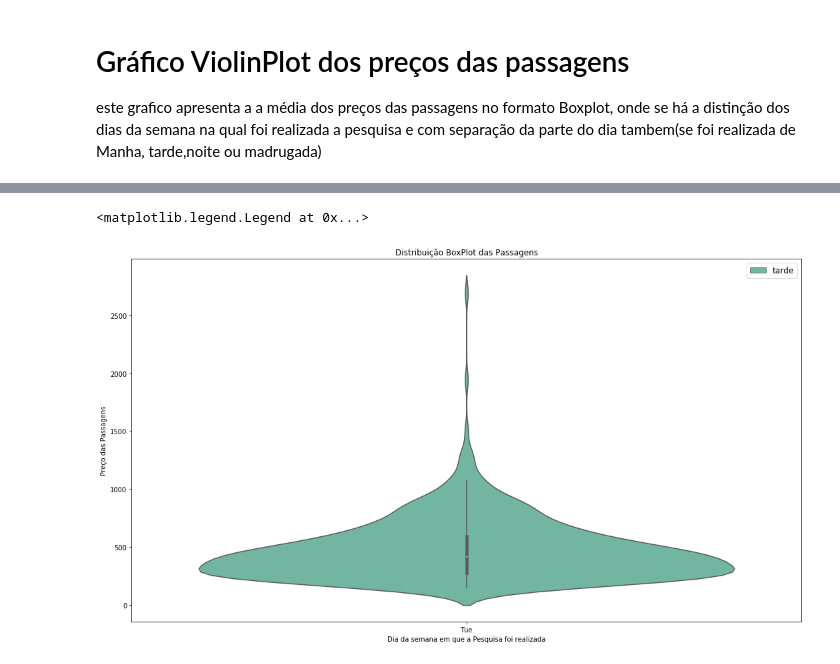
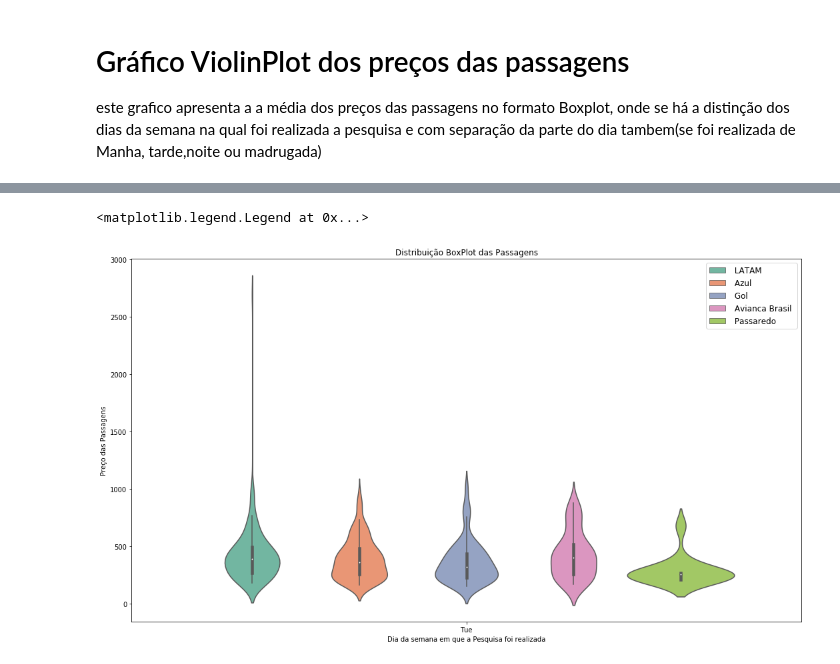
Before and after one commit to trosemberg/decolar.com-scraper, a Jupyter notebook: data_visualization.ipynb, the cells around one changed output, grey strips where cells are left out. Cells and saved outputs as stored; diff of their text form; code cells hidden in the pictures.

```diff
--- a/data_visualization.ipynb
+++ b/data_visualization.ipynb
@@ -61,10 +115,10 @@ este grafico apresenta a a média dos preços das passagens no formato Boxplot,
 # %%
 fig , axes = plt.subplots(figsize= (18,10))
-sns.violinplot(x=df['week_day_search'],y=df['price'],hue = df['part_of_day'],palette='Set2')
+sns.violinplot(x=df['week_day_search'],y=df['price'],hue = df['comp'],palette='Set2')
 axes.set_title("Distribuição BoxPlot das Passagens")
 axes.set_ylabel("Preço das Passagens")
 axes.set_xlabel('Dia da semana em que a Pesquisa foi realizada')
 axes.legend(prop={'size': 12})
 # %% [output]
 <matplotlib.legend.Legend at 0x...>
-[figure, old version]
+[figure, new version]
```
Also changed, not shown: parts of 13 cells of this notebook, 4 other files.
